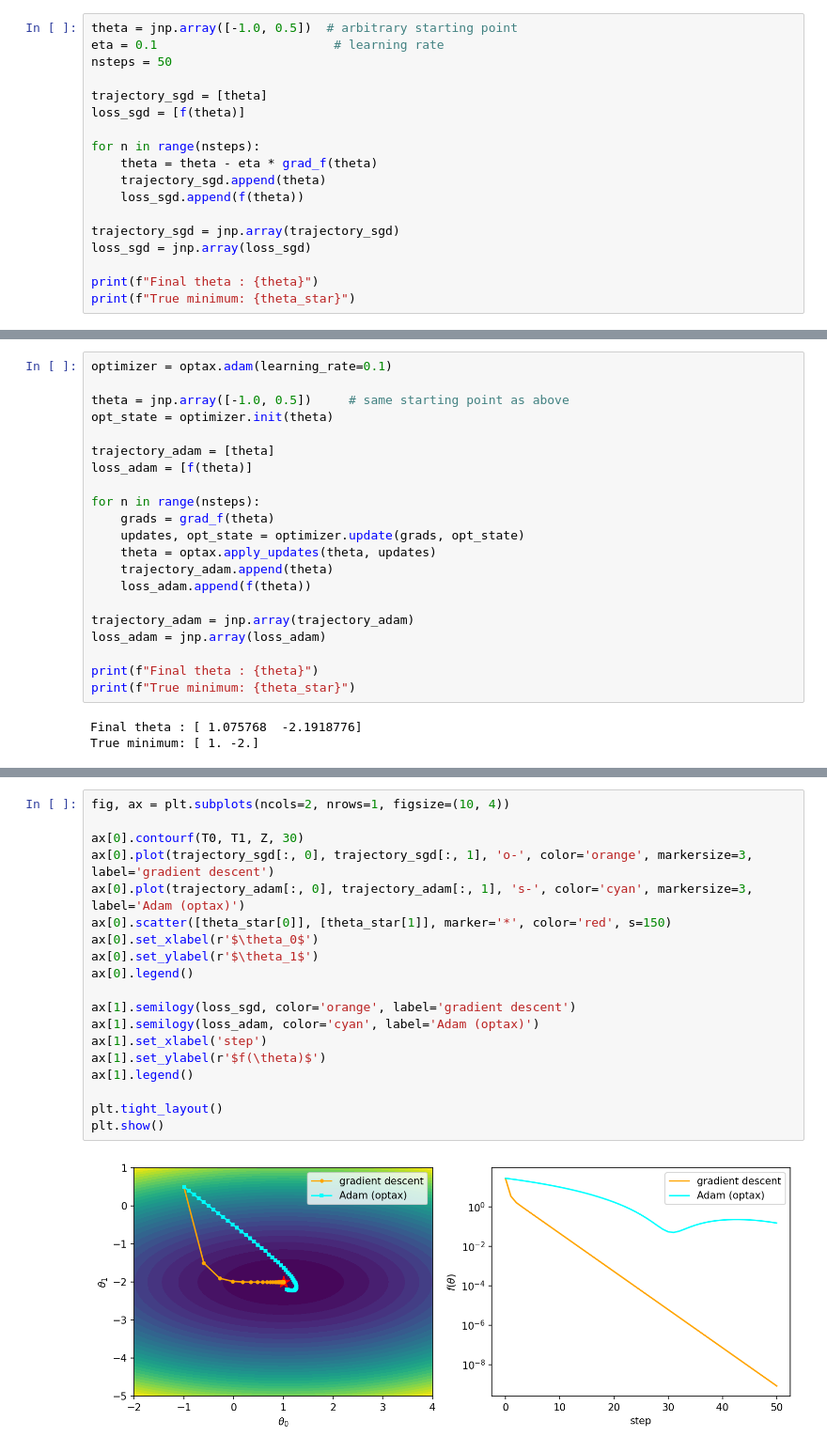
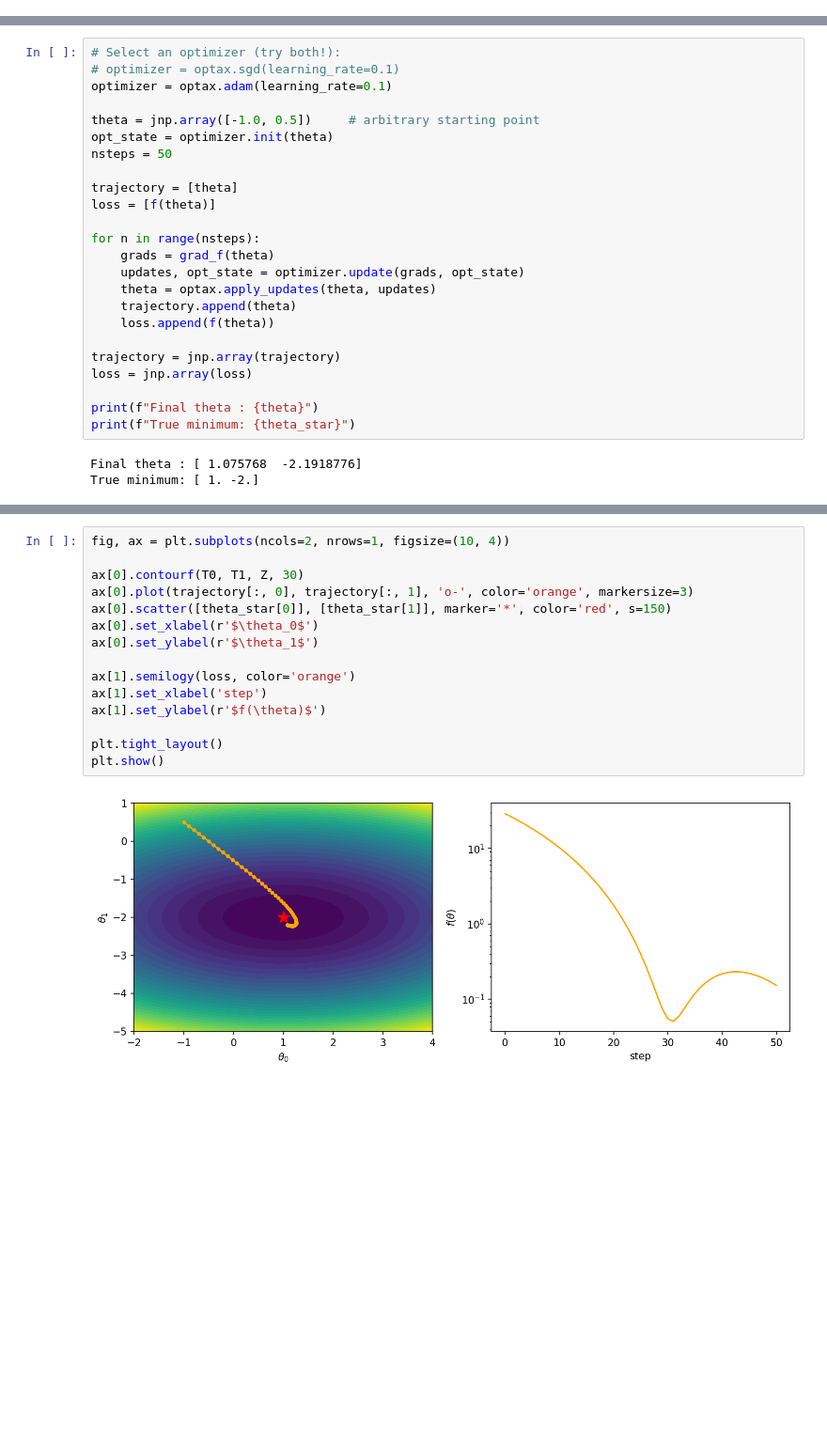
Before and after one commit to jlandgr/ML_tutorial, a Jupyter notebook: 02_tutorial_JAX.ipynb, the cells around one changed output, grey strips where cells are left out. Shown at 94% size. Drawn from its saved outputs; the diff is of its cells as text; blank space fills up the shorter version.

```diff
--- a/02_tutorial_JAX.ipynb
+++ b/02_tutorial_JAX.ipynb
@@ -104,18 +95,0 @@ We record the full trajectory so that we can plot it on top of the contour and w
-# %%
-theta = jnp.array([-1.0, 0.5])  # arbitrary starting point
-eta = 0.1                        # learning rate
-nsteps = 50
-
-trajectory_sgd = [theta]
-loss_sgd = [f(theta)]
-
-for n in range(nsteps):
-    theta = theta - eta * grad_f(theta)
-    trajectory_sgd.append(theta)
-    loss_sgd.append(f(theta))
-
-trajectory_sgd = jnp.array(trajectory_sgd)
-loss_sgd = jnp.array(loss_sgd)
-
-print(f"Final theta : {theta}")
-print(f"True minimum: {theta_star}")
@@ -135,21 +110,24 @@ Here we use the popular `Adam` optimizer, which adapts the step size per paramet
 # %%
+# Select an optimizer (try both!):
+# optimizer = optax.sgd(learning_rate=0.1)
 optimizer = optax.adam(learning_rate=0.1)
 
-theta = jnp.array([-1.0, 0.5])     # same starting point as above
+theta = jnp.array([-1.0, 0.5])     # arbitrary starting point
 opt_state = optimizer.init(theta)
+nsteps = 50
 
-trajectory_adam = [theta]
-loss_adam = [f(theta)]
+trajectory = [theta]
+loss = [f(theta)]
 
 for n in range(nsteps):
     grads = grad_f(theta)
     updates, opt_state = optimizer.update(grads, opt_state)
     theta = optax.apply_updates(theta, updates)
-    trajectory_adam.append(theta)
-    loss_adam.append(f(theta))
+    trajectory.append(theta)
+    loss.append(f(theta))
 
-trajectory_adam = jnp.array(trajectory_adam)
-loss_adam = jnp.array(loss_adam)
+trajectory = jnp.array(trajectory)
+loss = jnp.array(loss)
 
 print(f"Final theta : {theta}")
 print(f"True minimum: {theta_star}")
@@ -163,24 +141,20 @@ Left: the two trajectories on the loss landscape. Right: the loss as a function
 # %%
 fig, ax = plt.subplots(ncols=2, nrows=1, figsize=(10, 4))
 
 ax[0].contourf(T0, T1, Z, 30)
-ax[0].plot(trajectory_sgd[:, 0], trajectory_sgd[:, 1], 'o-', color='orange', markersize=3, label='gradient descent')
-ax[0].plot(trajectory_adam[:, 0], trajectory_adam[:, 1], 's-', color='cyan', markersize=3, label='Adam (optax)')
+ax[0].plot(trajectory[:, 0], trajectory[:, 1], 'o-', color='orange', markersize=3)
 ax[0].scatter([theta_star[0]], [theta_star[1]], marker='*', color='red', s=150)
 ax[0].set_xlabel(r'$\theta_0$')
 ax[0].set_ylabel(r'$\theta_1$')
-ax[0].legend()
 
-ax[1].semilogy(loss_sgd, color='orange', label='gradient descent')
-ax[1].semilogy(loss_adam, color='cyan', label='Adam (optax)')
+ax[1].semilogy(loss, color='orange')
 ax[1].set_xlabel('step')
 ax[1].set_ylabel(r'$f(\theta)$')
-ax[1].legend()
 
 plt.tight_layout()
 plt.show()
 # %% [output]
-[figure, old version]
+[figure, new version]
 # %% [markdown]
 ---
 ## Part 2: Function fitting with JAX
```
Also changed, not shown: parts of 27 cells of this notebook.
